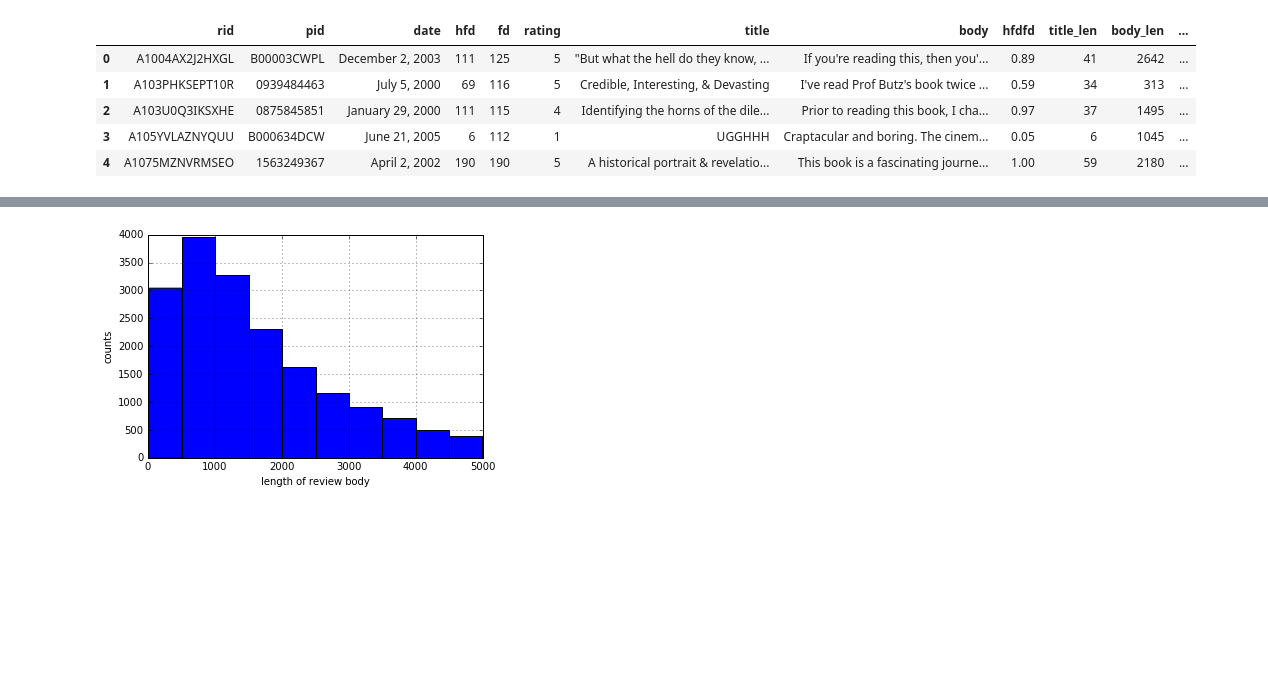
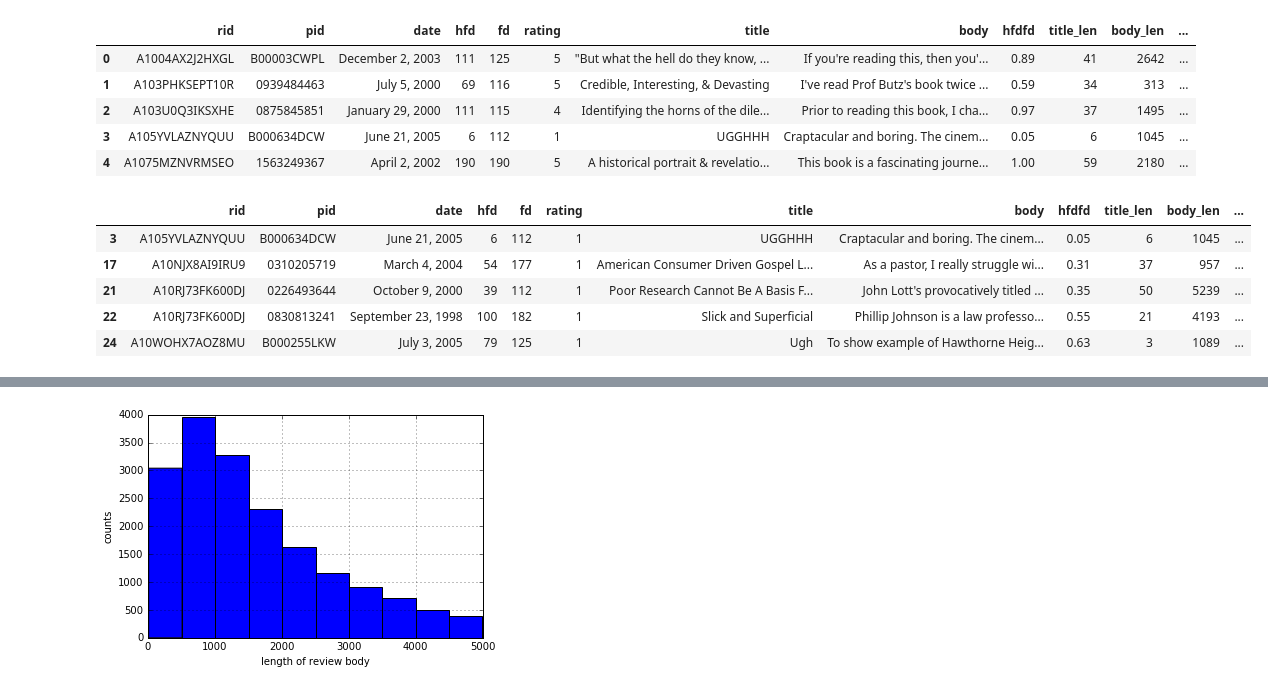
Before and after one commit to sonyfe25cp/ReviewHelpful, a Jupyter notebook: python-notebook/Review-english.ipynb, the cells around one changed output, grey strips where cells are left out. Cells and saved outputs as stored; diff of their text form; code cells hidden in the pictures; blank space fills up the shorter version.

```diff
--- a/python-notebook/Review-english.ipynb
+++ b/python-notebook/Review-english.ipynb
@@ -116,4 +117,13 @@ df.head()
 | 2 | A103U0Q3IKSXHE | 0875845851 | January 29, 2000 | 111 | 115 | 4 | Identifying the horns of the dile... | Prior to reading this book, I cha... | 0.97 | 37 | 1495 | ... |
 | 3 | A105YVLAZNYQUU | B000634DCW | June 21, 2005 | 6 | 112 | 1 | UGGHHH | Craptacular and boring. The cinem... | 0.05 | 6 | 1045 | ... |
 | 4 | A1075MZNVRMSEO | 1563249367 | April 2, 2002 | 190 | 190 | 5 | A historical portrait & revelatio... | This book is a fascinating journe... | 1.00 | 59 | 2180 | ... |
+# %%
+df[df['rating'] == 1].head()
+# %% [output]
+|  | rid | pid | date | hfd | fd | rating | title | body | hfdfd | title_len | body_len | ... |
+| 3 | A105YVLAZNYQUU | B000634DCW | June 21, 2005 | 6 | 112 | 1 | UGGHHH | Craptacular and boring. The cinem... | 0.05 | 6 | 1045 | ... |
+| 17 | A10NJX8AI9IRU9 | 0310205719 | March 4, 2004 | 54 | 177 | 1 | American Consumer Driven Gospel L... | As a pastor, I really struggle wi... | 0.31 | 37 | 957 | ... |
+| 21 | A10RJ73FK600DJ | 0226493644 | October 9, 2000 | 39 | 112 | 1 | Poor Research Cannot Be A Basis F... | John Lott's provocatively titled ... | 0.35 | 50 | 5239 | ... |
+| 22 | A10RJ73FK600DJ | 0830813241 | September 23, 1998 | 100 | 182 | 1 | Slick and Superficial | Phillip Johnson is a law professo... | 0.55 | 21 | 4193 | ... |
+| 24 | A10WOHX7AOZ8MU | B000255LKW | July 3, 2005 | 79 | 125 | 1 | Ugh | To show example of Hawthorne Heig... | 0.63 | 3 | 1089 | ... |
 # %%
```
Also changed, not shown: parts of 2 cells of this notebook, 3 other files.
